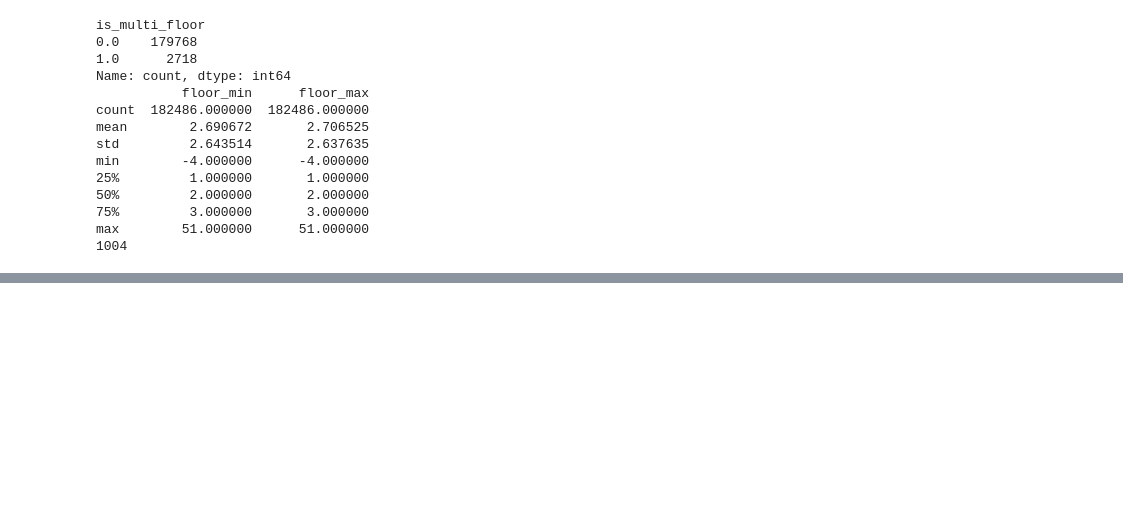
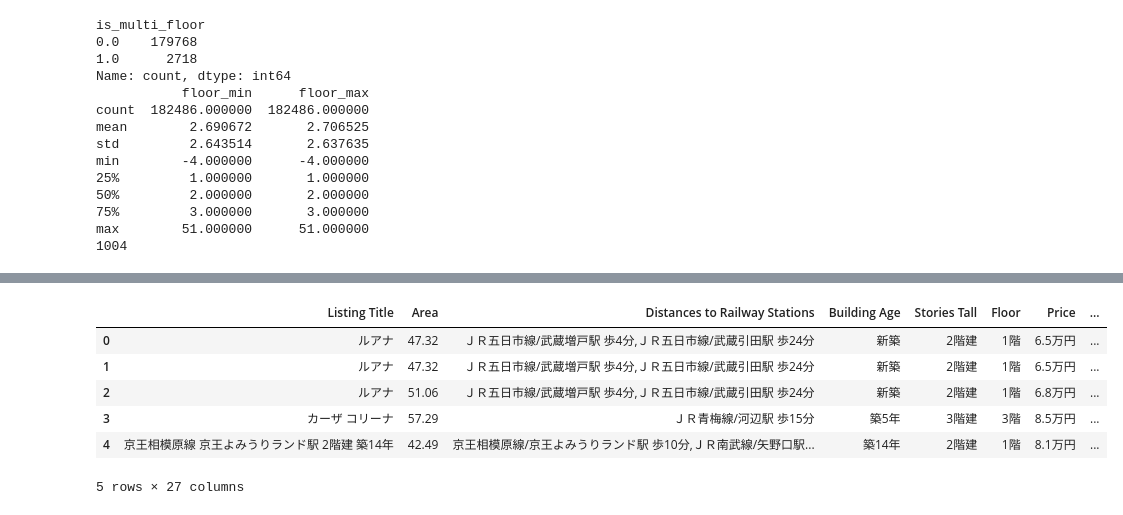
Before and after one commit to PraiZthelord/tokyo-rental-intelligence, a Jupyter notebook: notebooks/03_parsers.ipynb, the cells around one changed output, grey strips where cells are left out. Saved outputs shown, nothing was run; the diff lists cells and outputs as text; code cells hidden in the pictures; blank space fills up the shorter version.

Commit message:
Added area parser and Building Age parser with tests

```diff
--- a/notebooks/03_parsers.ipynb
+++ b/notebooks/03_parsers.ipynb
@@ -148,0 +191,3 @@ max        51.000000      51.000000
+# %%
+df['Area'] = df['Square Meters'].apply(parse_area)
+print((df["Area"] == "FAILED").sum())
@@ -148,0 +219,10 @@ max        51.000000      51.000000
+# %%
+df.head()
+# %% [output]
+|  | Listing Title | Area | Distances to Railway Stations | Building Age | Stories Tall | Floor | Price | ... |
+| 0 | ルアナ | 47.32 | ＪＲ五日市線/武蔵増戸駅 歩4分,ＪＲ五日市線/武蔵引田駅 歩24分 | 新築 | 2階建 | 1階 | 6.5万円 | ... |
+| 1 | ルアナ | 47.32 | ＪＲ五日市線/武蔵増戸駅 歩4分,ＪＲ五日市線/武蔵引田駅 歩24分 | 新築 | 2階建 | 1階 | 6.5万円 | ... |
+| 2 | ルアナ | 51.06 | ＪＲ五日市線/武蔵増戸駅 歩4分,ＪＲ五日市線/武蔵引田駅 歩24分 | 新築 | 2階建 | 1階 | 6.8万円 | ... |
+| 3 | カーザ コリーナ | 57.29 | ＪＲ青梅線/河辺駅 歩15分 | 築5年 | 3階建 | 3階 | 8.5万円 | ... |
+| 4 | 京王相模原線 京王よみうりランド駅 2階建 築14年 | 42.49 | 京王相模原線/京王よみうりランド駅 歩10分,ＪＲ南武線/矢野口駅... | 築14年 | 2階建 | 1階 | 8.1万円 | ... |
+5 rows × 27 columns
```
Also changed, not shown: parts of 11 cells of this notebook, 3 other files.
